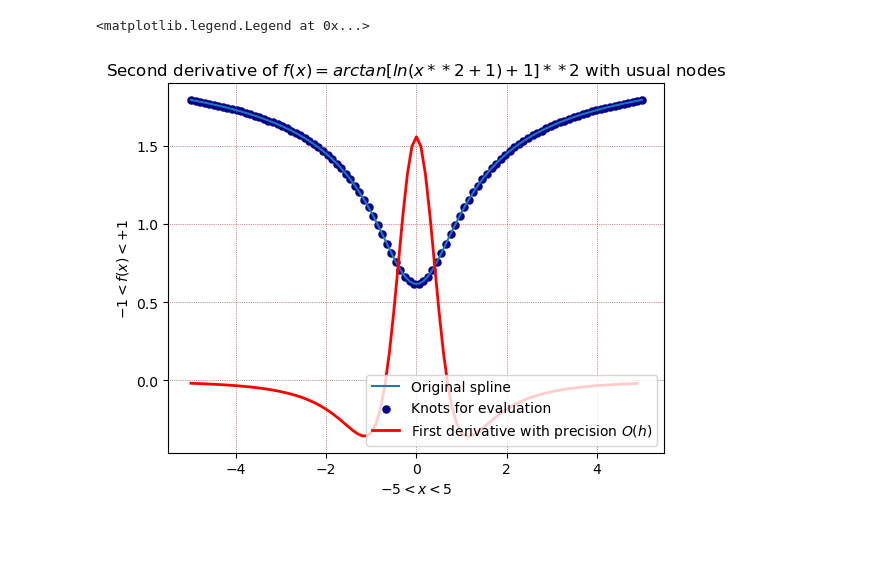
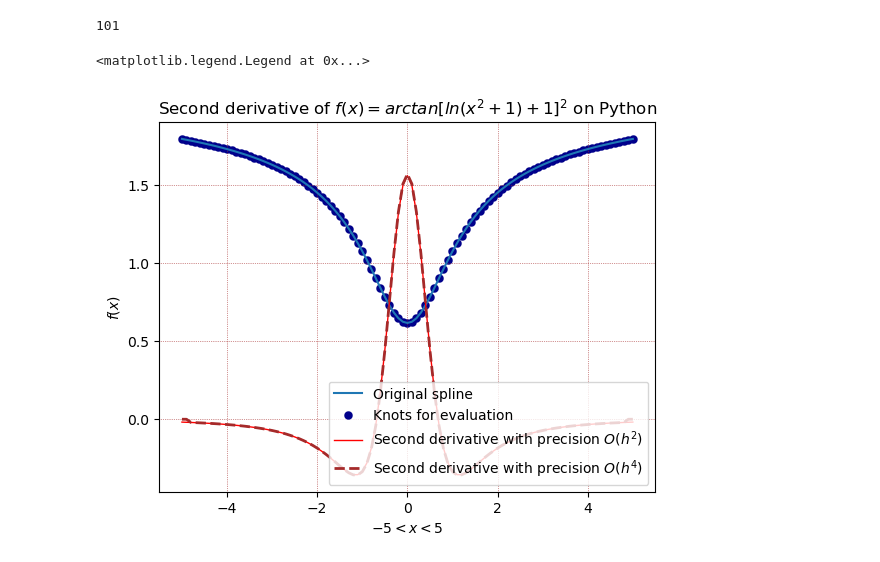
Before and after one commit to necoarcreator/step_in_chislaki, a Jupyter notebook: stepin1vis.ipynb, the cells around one changed output. Saved outputs shown, nothing was run; the diff lists cells and outputs as text; code cells hidden in the pictures; blank space fills up the shorter version.

```diff
--- a/stepin1vis.ipynb
+++ b/stepin1vis.ipynb
@@ -74,0 +122,3 @@ plt.legend(loc = 1)
+# %%
+def computate_centre_second_precisely(x, i):
+    return (-f(x[i + 2]) + 16*f(x[i + 1]) - 30*f(x[i]) +16*f(x[i-1]) - f(x[i - 2]))/(12*(x[i + 1] - x[i])*(x[i + 1] - x[i]))
@@ -74,0 +133,6 @@ plt.legend(loc = 1)
+# %%
+y_x_pres = np.zeros(N + 1)
+for i in range(1, N):
+    y_x_pres[i] = computate_centre(x, i)
+y_x_pres[0] = computate_right_precisely(x)
+y_x_pres[N] = computate_left_precisely(x, N)
@@ -75,12 +165,27 @@ plt.legend(loc = 1)
+# %%
+y_xx = [computate_centre_second(x, i) for i in range(1,N)]
+y_xx.insert(0, computate_right_second(x))
+y_xx.insert(N, computate_left_second(x, N))
+# %%
+len(y_xx)
+# %% [output]
+101
+# %%
+y_xx_pres = [computate_centre_second_precisely(x, i) for i in range(2,N - 1)]
+y_xx_pres.insert(0, 0)
+y_xx_pres.insert(1, 0)
+y_xx_pres.insert(N, 0)
+y_xx_pres.insert(N-1, 0)
 # %%
 plt.plot(x, y, label = 'Original spline')
 plt.scatter(x, y, label = 'Knots for evaluation', lw = 0.1, color = 'darkblue')
-plt.plot(x_sec, y_sec, lw = 2.0, color = 'red', label = 'First derivative with precision $O(h)$')
-plt.title('Second derivative of $f(x) = arctan[ln(x**2 + 1) + 1]**2$ with usual nodes')
+plt.plot(x, y_xx, lw = 1.0, color = 'red', label = 'Second derivative with precision $O(h^2)$')
+plt.plot(x, y_xx_pres, lw = 2.0, color = 'brown', ls = '--', label = 'Second derivative with precision $O(h^4)$')
+plt.title('Second derivative of $f(x) = arctan[ln(x^2 + 1) + 1]^2$ on Python')
 plt.xlabel('$-5 < x < 5$')
-plt.ylabel('$-1 < f(x) < +1$')
+plt.ylabel('$f(x)$')
 plt.grid(color = 'brown', ls = ":", lw = 0.5)
 plt.legend(loc = 4)
 # %% [output]
 <matplotlib.legend.Legend at 0x...>
-[figure, old version]
+[figure, new version]
```
Also changed, not shown: parts of 20 cells of this notebook, 2 other files.
